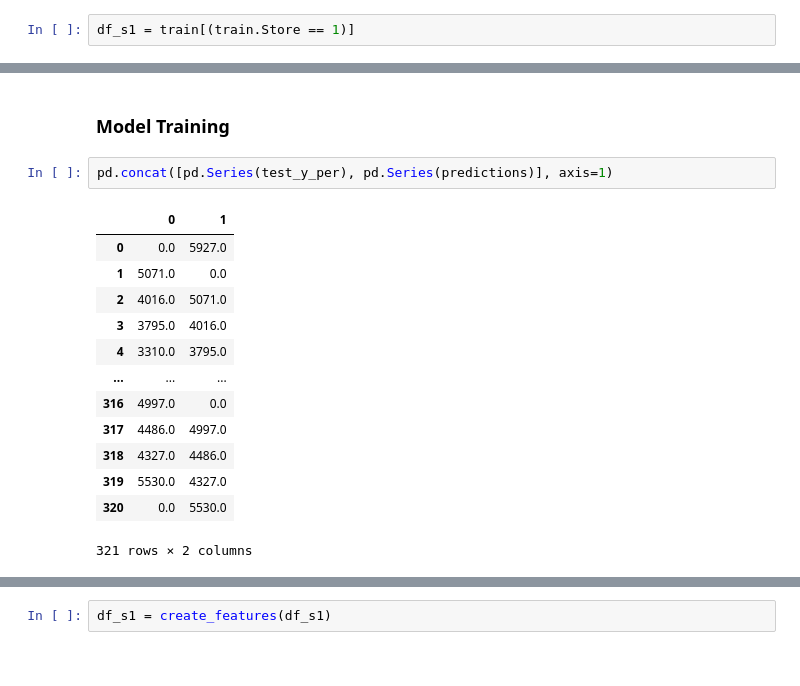
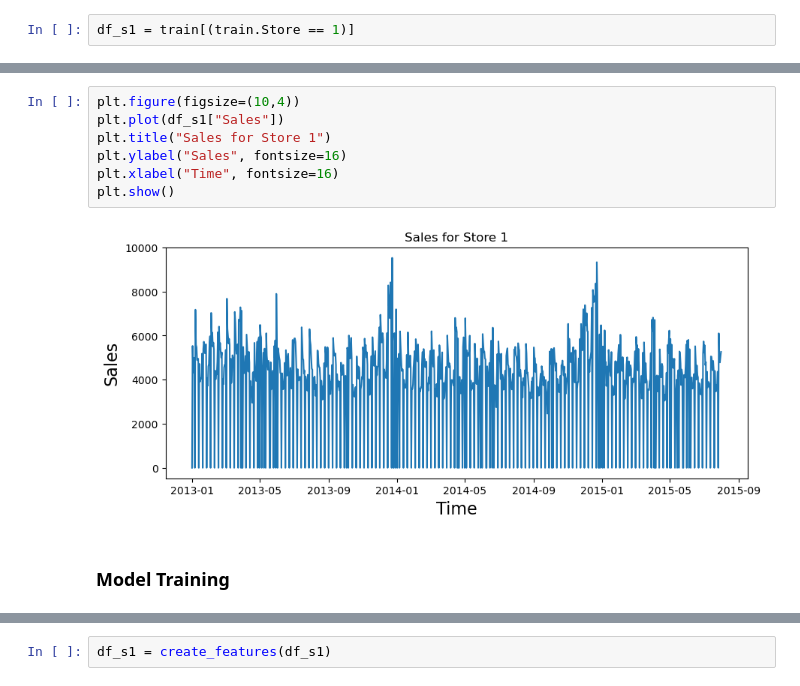
Before and after one commit to amanods/Rossmann_Sales_Prediction, a Jupyter notebook: rossmann_store_analysis_forecast_2.ipynb, the cells around one changed output, grey strips where cells are left out. Cells and saved outputs as stored; diff of their text form.

```diff
--- a/rossmann_store_analysis_forecast_2.ipynb
+++ b/rossmann_store_analysis_forecast_2.ipynb
@@ -251,18 +165,11 @@ Test RMSE: 3010.634
+# %%
+plt.figure(figsize=(10,4))
+plt.plot(df_s1["Sales"])
+plt.title("Sales for Store 1")
+plt.ylabel("Sales", fontsize=16)
+plt.xlabel("Time", fontsize=16)
+plt.show()
+# %% [output]
+[figure, added]
 # %% [markdown]
 ### Model Training
-# %%
-pd.concat([pd.Series(test_y_per), pd.Series(predictions)], axis=1)
-# %% [output]
-|  | 0 | 1 |
-| 0 | 0.0 | 5927.0 |
-| 1 | 5071.0 | 0.0 |
-| 2 | 4016.0 | 5071.0 |
-| 3 | 3795.0 | 4016.0 |
-| 4 | 3310.0 | 3795.0 |
-| ... | ... | ... |
-| 316 | 4997.0 | 0.0 |
-| 317 | 4486.0 | 4997.0 |
-| 318 | 4327.0 | 4486.0 |
-| 319 | 5530.0 | 4327.0 |
-| 320 | 0.0 | 5530.0 |
-321 rows × 2 columns
```
Also changed, not shown: parts of 28 cells of this notebook.
